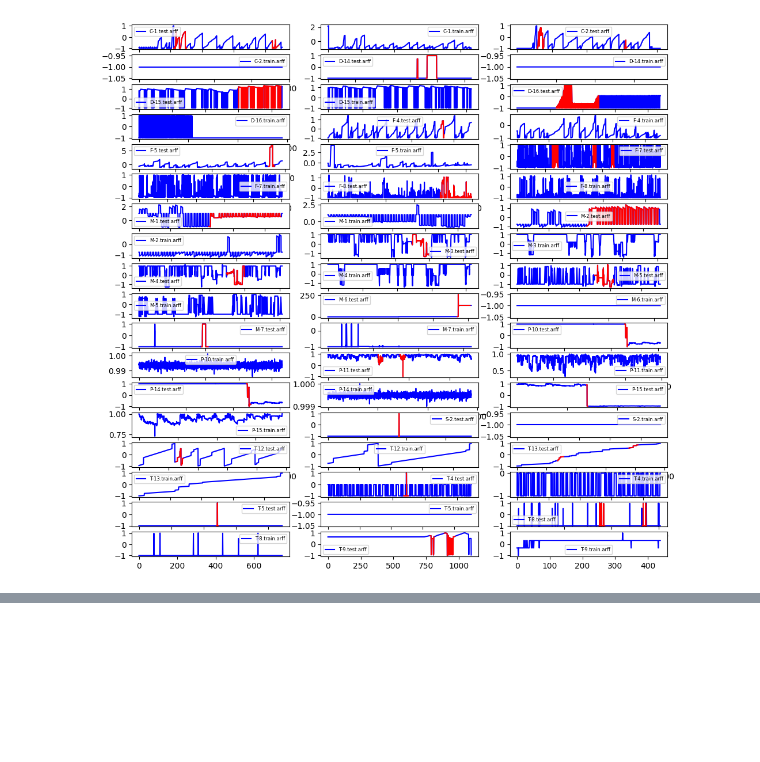
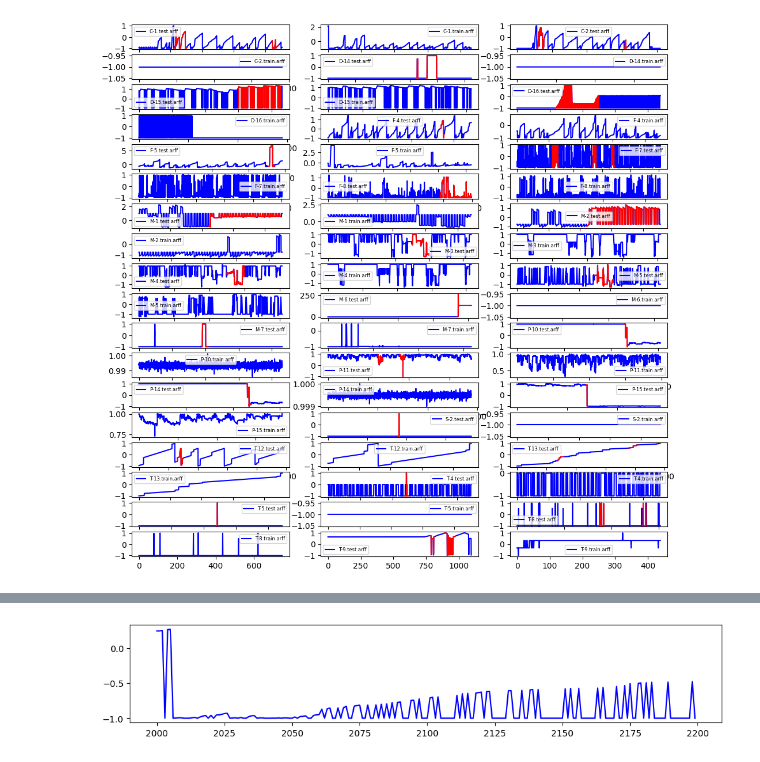
Before and after one commit to mac-dsl/AnomalyDriftDetection, a Jupyter notebook: moa_drift_generation.ipynb, the cells around one changed output, grey strips where cells are left out. Cells and saved outputs as stored; diff of their text form; code cells hidden in the pictures; blank space fills up the shorter version.

```diff
--- a/moa_drift_generation.ipynb
+++ b/moa_drift_generation.ipynb
@@ -182,0 +25,3 @@ plot_anomaly(X_drift[1000:2000], y_drift[1000:2000])
+# %%
+X1, y1 = get_arff_data_labels(file1)
+X2, y2 = get_arff_data_labels(file2)
@@ -182,0 +34,3 @@ plot_anomaly(X_drift[1000:2000], y_drift[1000:2000])
+# %%
+y1_anomalies = find_anomaly_intervals(y1)
+y1_anomalies
@@ -182,0 +78,4 @@ plot_anomaly(X_drift[1000:2000], y_drift[1000:2000])
+# %%
+plot_anomaly(X_drift, y_drift, y1_anomalies[-1][0]-100, y1_anomalies[-1][0]+100)
+# %% [output]
+[figure, added]
```
Also changed, not shown: parts of 38 cells of this notebook, 10 other files.
